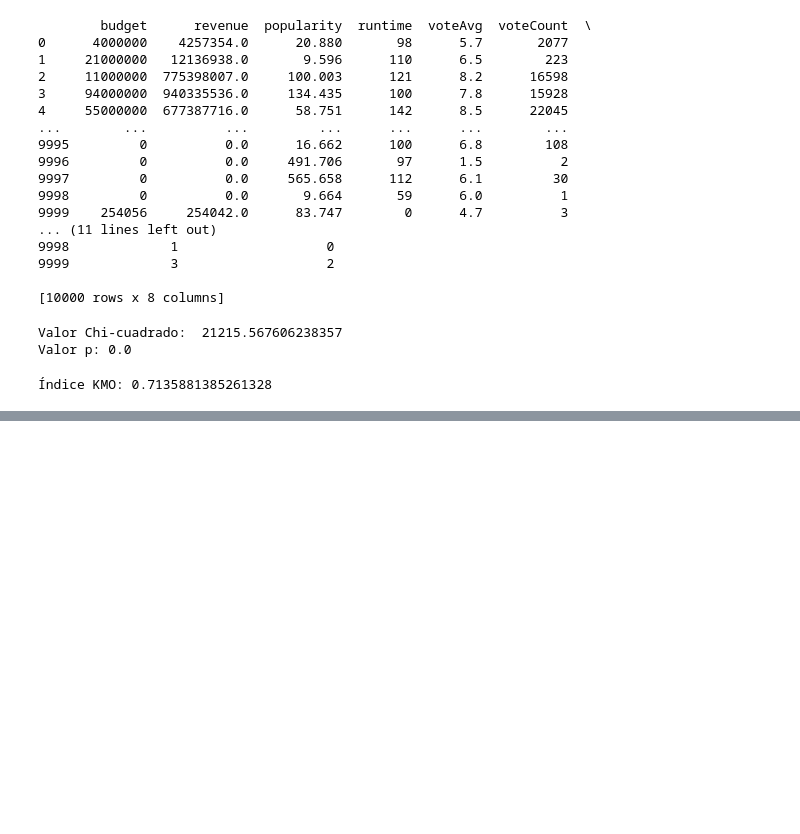
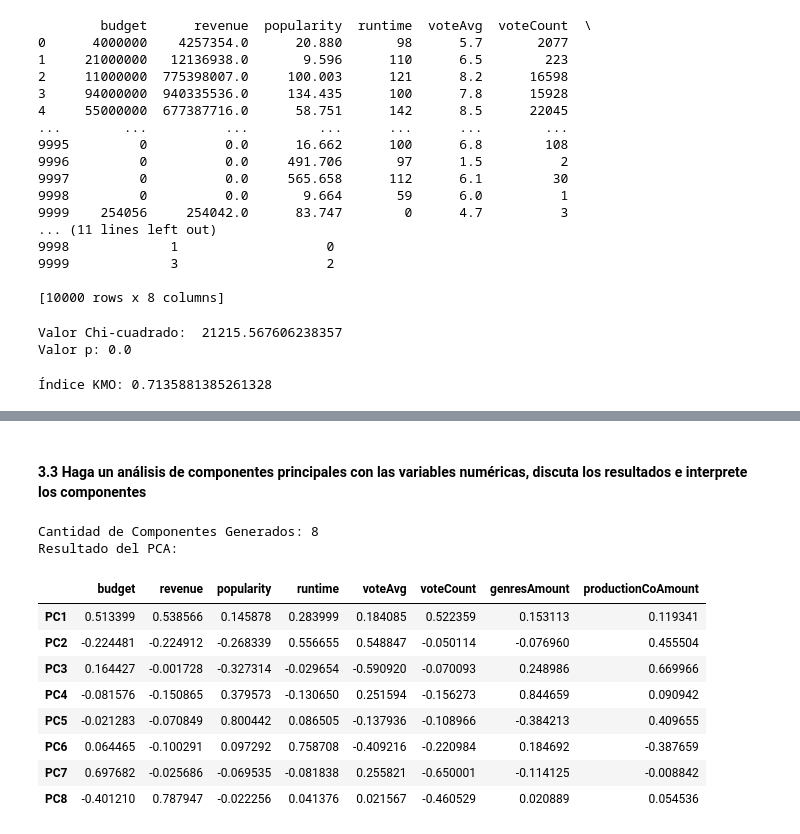
Before and after one commit to angelargd8/HTD2-MDD, a Jupyter notebook: main.ipynb, the cells around one changed output, grey strips where cells are left out. Drawn from its saved outputs; the diff is of its cells as text; code cells hidden in the pictures; blank space fills up the shorter version.

Commit message:
analisis de componente

```diff
--- a/main.ipynb
+++ b/main.ipynb
@@ -790,0 +794,29 @@ print(f'Índice KMO: {kmo_modelo}')
+# %% [markdown]
+#### 3.3 Haga un análisis de componentes principales con las variables numéricas, discuta los resultados e interprete los componentes
+# %%
+pca_pipe = make_pipeline(StandardScaler(),PCA()) #Se escalan los datos y luego se le aplica PCA
+pca_pipe.fit(df_numerical)
+
+#Se extrae el modelo del pipeline
+modelo_pca = pca_pipe.named_steps['pca']
+print(f'Cantidad de Componentes Generados: {len(modelo_pca.components_)}')
+
+#Se convierte el arreglo en data frame
+print("Resultado del PCA:")
+pd.DataFrame(
+    data = modelo_pca.components_,
+    columns = df_numerical.columns,
+    index = ['PC1','PC2','PC3','PC4','PC5','PC6','PC7', 'PC8']
+)
+# %% [output]
+Cantidad de Componentes Generados: 8
+Resultado del PCA:
+|  | budget | revenue | popularity | runtime | voteAvg | voteCount | genresAmount | productionCoAmount |
+| PC1 | 0.513399 | 0.538566 | 0.145878 | 0.283999 | 0.184085 | 0.522359 | 0.153113 | 0.119341 |
+| PC2 | -0.224481 | -0.224912 | -0.268339 | 0.556655 | 0.548847 | -0.050114 | -0.076960 | 0.455504 |
+| PC3 | 0.164427 | -0.001728 | -0.327314 | -0.029654 | -0.590920 | -0.070093 | 0.248986 | 0.669966 |
+| PC4 | -0.081576 | -0.150865 | 0.379573 | -0.130650 | 0.251594 | -0.156273 | 0.844659 | 0.090942 |
+| PC5 | -0.021283 | -0.070849 | 0.800442 | 0.086505 | -0.137936 | -0.108966 | -0.384213 | 0.409655 |
+| PC6 | 0.064465 | -0.100291 | 0.097292 | 0.758708 | -0.409216 | -0.220984 | 0.184692 | -0.387659 |
+| PC7 | 0.697682 | -0.025686 | -0.069535 | -0.081838 | 0.255821 | -0.650001 | -0.114125 | -0.008842 |
+| PC8 | -0.401210 | 0.787947 | -0.022256 | 0.041376 | 0.021567 | -0.460529 | 0.020889 | 0.054536 |
```
Also changed, not shown: parts of 5 cells of this notebook.
